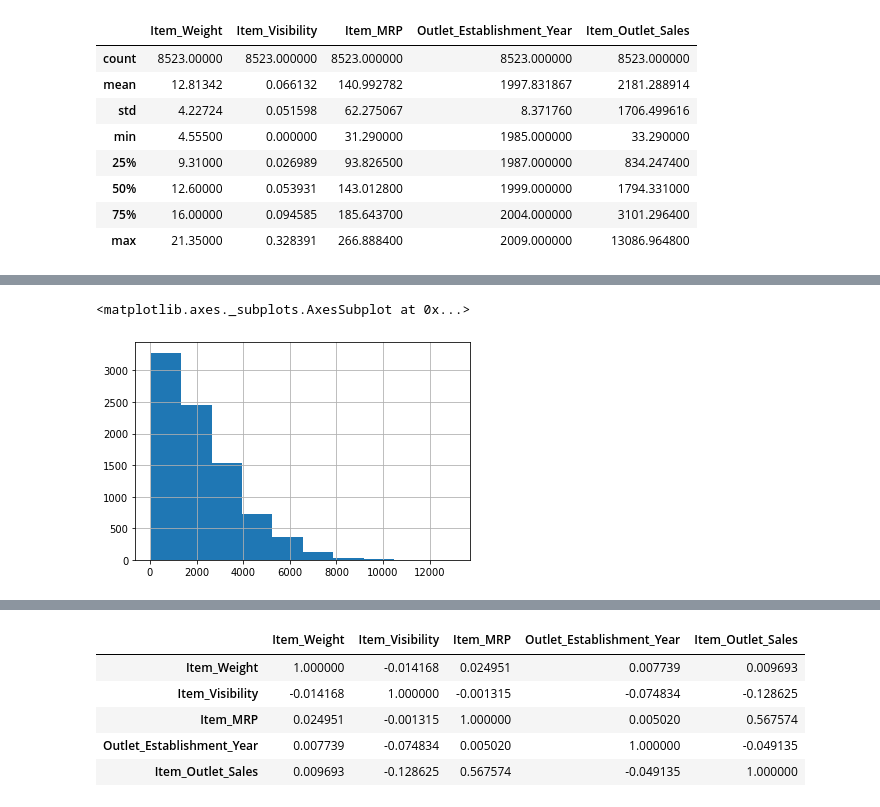
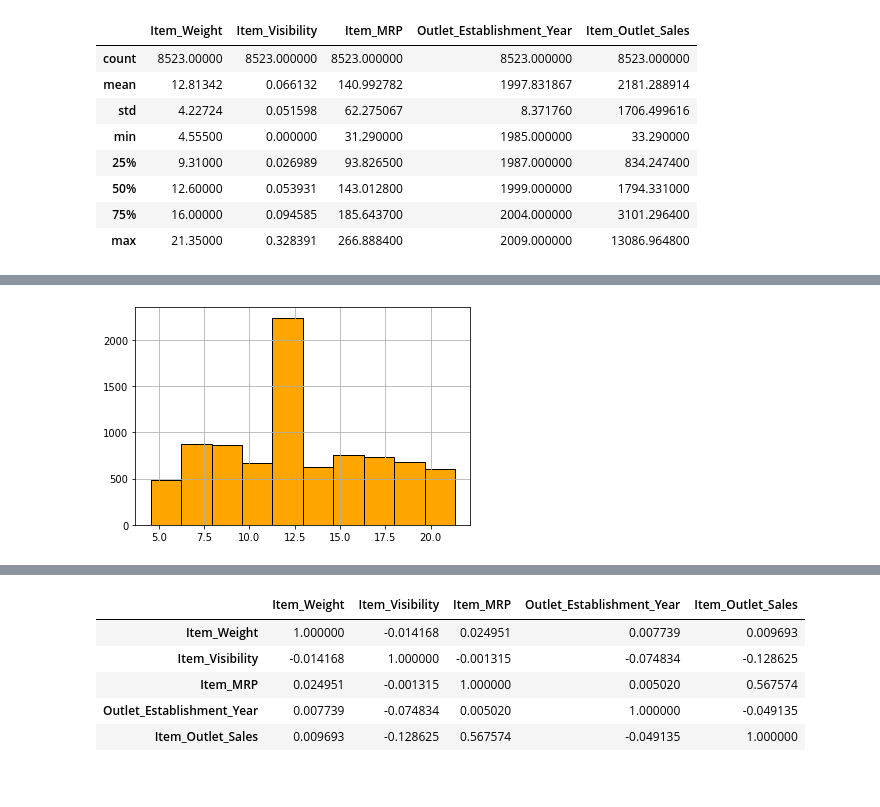
Before and after one commit to raquelkimberly/predicciones-de-ventas-alimenticias, a Jupyter notebook: Prediccion_de_ventas.ipynb, the cells around one changed output, grey strips where cells are left out. Drawn from its saved outputs; the diff is of its cells as text; code cells hidden in the pictures.

```diff
--- a/Prediccion_de_ventas.ipynb
+++ b/Prediccion_de_ventas.ipynb
@@ -184,5 +169,6 @@ df['Item_MRP'].hist()
-# %%
-df['Item_Outlet_Sales'].hist()
-# %% [output]
-<matplotlib.axes._subplots.AxesSubplot at 0x...>
-[figure, removed]
+# %%
+df['Item_Weight'].hist(color='Orange',bins = 10,
+                                   edgecolor='black')
+plt.ticklabel_format(useOffset=False, style='plain')
+# %% [output]
+[figure, added]
```
Also changed, not shown: parts of 10 cells of this notebook.
